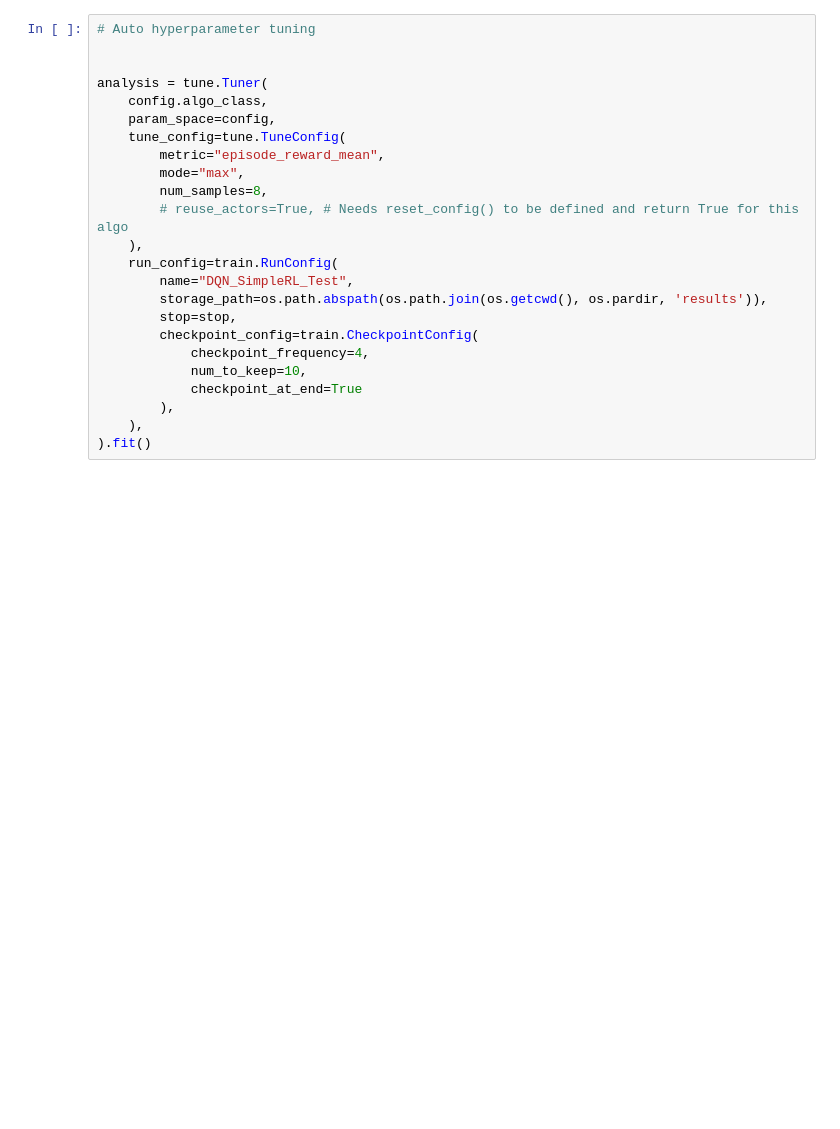
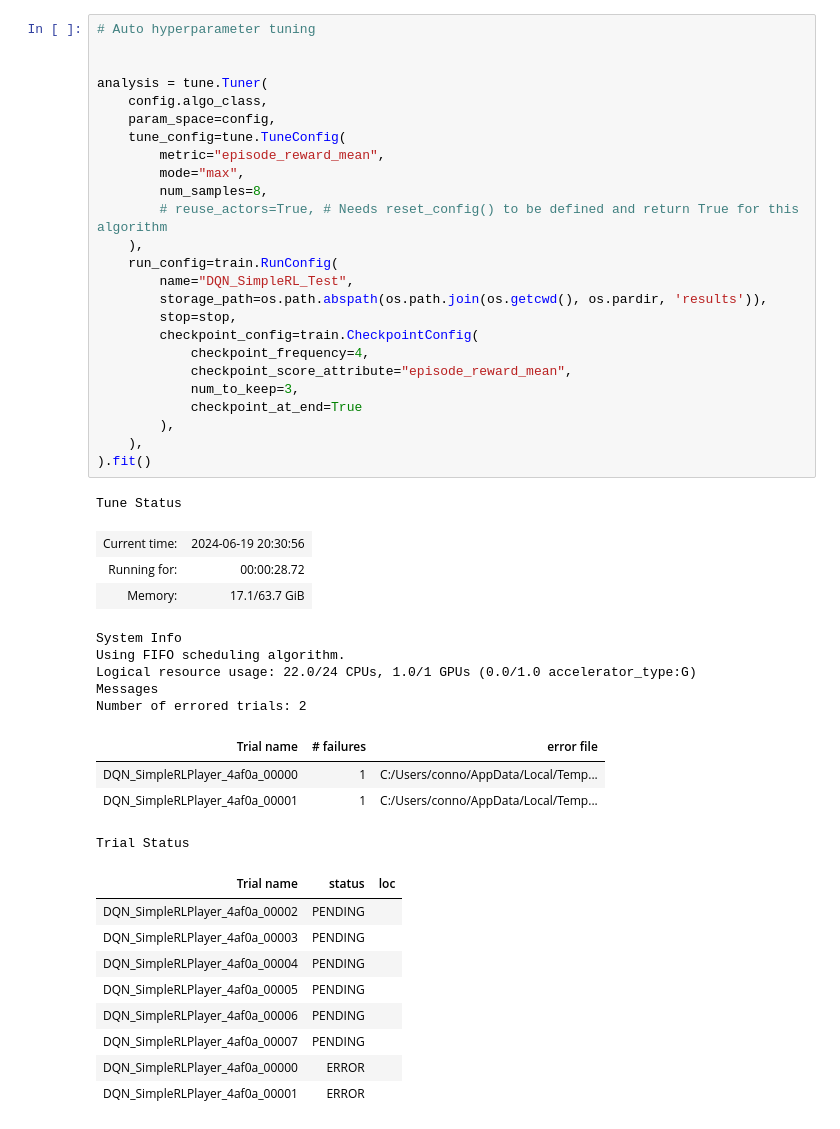
Before and after one commit to Microgorath/poke-rl, a Jupyter notebook: notebooks/basic_rl.ipynb, the cells around one changed output. Cells and saved outputs as stored; diff of their text form; blank space fills up the shorter version.

```diff
--- a/notebooks/basic_rl.ipynb
+++ b/notebooks/basic_rl.ipynb
@@ -248,24 +270,48 @@ stop = {
 # %%
 # Auto hyperparameter tuning
 
 
 analysis = tune.Tuner(
     config.algo_class,
     param_space=config,
     tune_config=tune.TuneConfig(
         metric="episode_reward_mean",
         mode="max",
         num_samples=8,
-        # reuse_actors=True, # Needs reset_config() to be defined and return True for this algo
+        # reuse_actors=True, # Needs reset_config() to be defined and return True for this algorithm
     ),
     run_config=train.RunConfig(
         name="DQN_SimpleRL_Test",
         storage_path=os.path.abspath(os.path.join(os.getcwd(), os.pardir, 'results')),
         stop=stop,
         checkpoint_config=train.CheckpointConfig(
             checkpoint_frequency=4,
-            num_to_keep=10,
+            checkpoint_score_attribute="episode_reward_mean",
+            num_to_keep=3,
             checkpoint_at_end=True
         ),
     ),
 ).fit()
+# %% [output]
+Tune Status
+| Current time: | 2024-06-19 20:30:56 |
+| Running for: | 00:00:28.72 |
+| Memory: | 17.1/63.7 GiB |
+System Info
+Using FIFO scheduling algorithm.
+Logical resource usage: 22.0/24 CPUs, 1.0/1 GPUs (0.0/1.0 accelerator_type:G)
+Messages
+Number of errored trials: 2
+| Trial name | # failures | error file |
+| DQN_SimpleRLPlayer_4af0a_00000 | 1 | C:/Users/conno/AppData/Local/Temp... |
+| DQN_SimpleRLPlayer_4af0a_00001 | 1 | C:/Users/conno/AppData/Local/Temp... |
+Trial Status
+| Trial name | status | loc |
+| DQN_SimpleRLPlayer_4af0a_00002 | PENDING |  |
+| DQN_SimpleRLPlayer_4af0a_00003 | PENDING |  |
+| DQN_SimpleRLPlayer_4af0a_00004 | PENDING |  |
+| DQN_SimpleRLPlayer_4af0a_00005 | PENDING |  |
+| DQN_SimpleRLPlayer_4af0a_00006 | PENDING |  |
+| DQN_SimpleRLPlayer_4af0a_00007 | PENDING |  |
+| DQN_SimpleRLPlayer_4af0a_00000 | ERROR |  |
+| DQN_SimpleRLPlayer_4af0a_00001 | ERROR |  |
```
Also changed, not shown: parts of 12 cells of this notebook.
